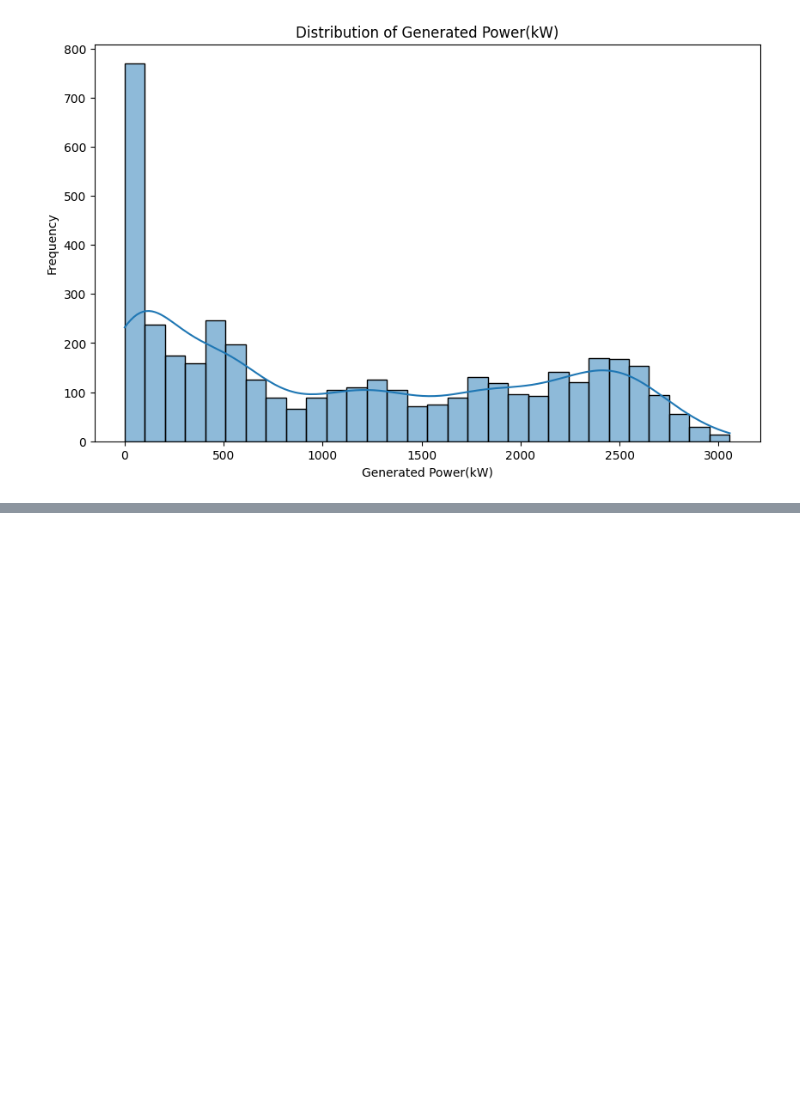
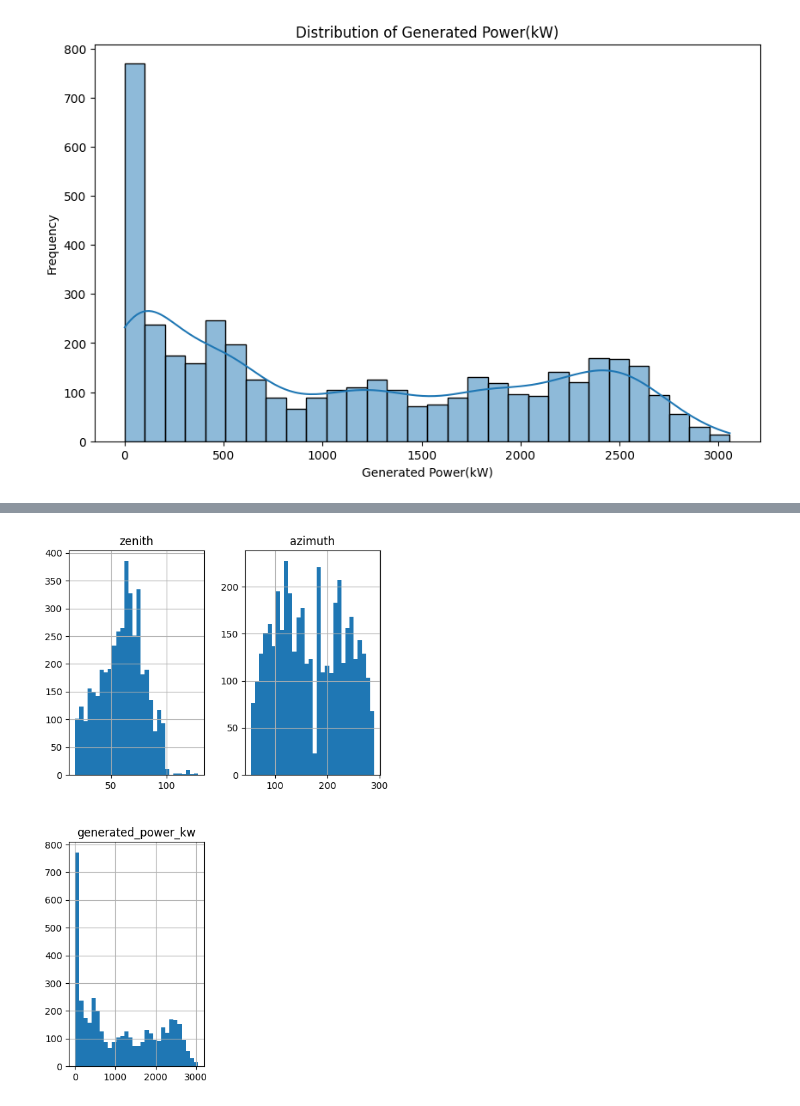
Before and after one commit to Shiwangi943/Week-1, a Jupyter notebook: solarpowerprediction.ipynb, the cells around one changed output, grey strips where cells are left out. Saved outputs shown, nothing was run; the diff lists cells and outputs as text; code cells hidden in the pictures; blank space fills up the shorter version.

```diff
--- a/solarpowerprediction.ipynb
+++ b/solarpowerprediction.ipynb
@@ -176,0 +180,5 @@ plt.show()
+# %%
+df[df.columns[18:21]].hist(bins=30 , figsize=(6,10))
+plt.show()
+# %% [output]
+[figure, added]
```
Also changed, not shown: parts of 10 cells of this notebook.
